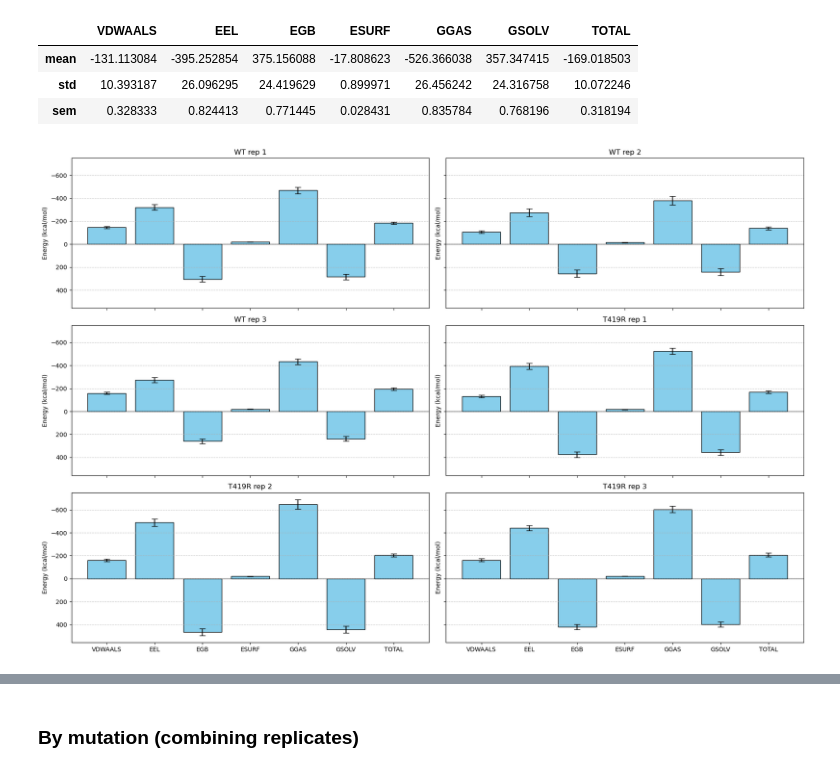
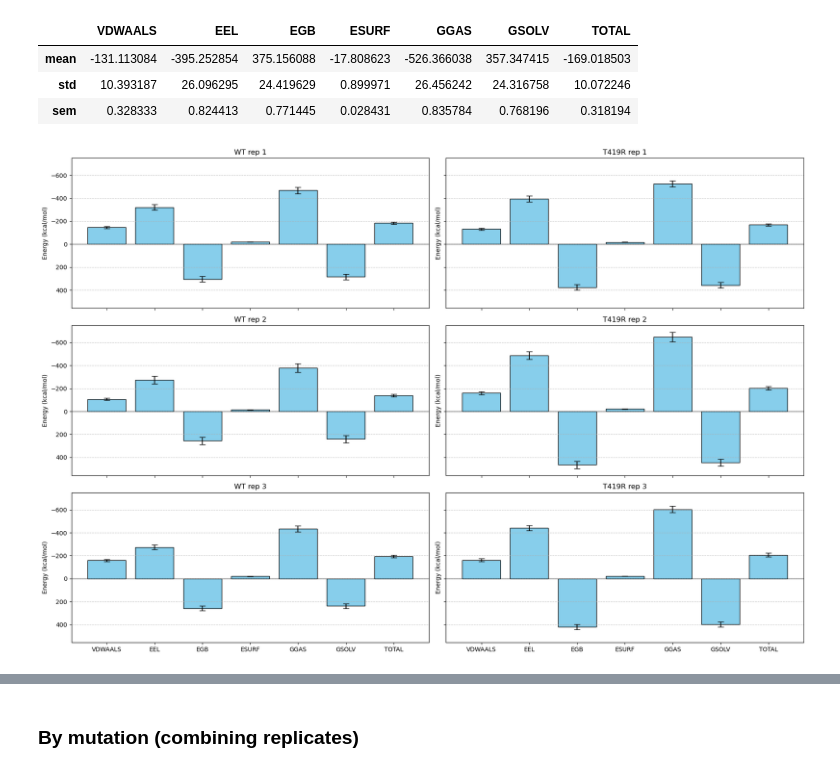
Before and after one commit to lacilab/IMDIA, a Jupyter notebook: scripts/notebooks/gbsa_analysis.ipynb, the cells around one changed output, grey strips where cells are left out. Saved outputs shown, nothing was run; the diff lists cells and outputs as text; code cells hidden in the pictures.

```diff
--- a/scripts/notebooks/gbsa_analysis.ipynb
+++ b/scripts/notebooks/gbsa_analysis.ipynb
@@ -100,35 +114,35 @@ T419R_delta_summary[0]
 all_data = [
     wt_delta_summary[0].transpose().values,
     wt_delta_summary[1].transpose().values,
     wt_delta_summary[2].transpose().values,
     T419R_delta_summary[0].transpose().values,
     T419R_delta_summary[1].transpose().values,
     T419R_delta_summary[2].transpose().values
 ]
 global_min = min([np.nanmin(data) for data in all_data])
 global_max = max([np.nanmax(data) for data in all_data])
 
 fig, axes = plt.subplots(3, 2, figsize=(18, 12), sharey=True, sharex=True)
 ax1, ax2, ax3, ax4, ax5, ax6 = axes.flatten()
 
 plots = [
     (wt_delta_summary[0].transpose(), ax1, 'WT rep 1'),
-    (wt_delta_summary[1].transpose(), ax2, 'WT rep 2'),
-    (wt_delta_summary[2].transpose(), ax3, 'WT rep 3'),
-    (T419R_delta_summary[0].transpose(), ax4, 'T419R rep 1'),
-    (T419R_delta_summary[1].transpose(), ax5, 'T419R rep 2'),
+    (T419R_delta_summary[0].transpose(), ax2, 'T419R rep 1'),
+    (wt_delta_summary[1].transpose(), ax3, 'WT rep 2'),
+    (T419R_delta_summary[1].transpose(), ax4, 'T419R rep 2'),
+    (wt_delta_summary[2].transpose(), ax5, 'WT rep 3'),
     (T419R_delta_summary[2].transpose(), ax6, 'T419R rep 3'),
 ]
 
 for df, ax, title in plots:
     ax.bar(df.index, df['mean'], yerr=df['std'], capsize=5, color='skyblue', edgecolor='black')
     ax.set_title(title)
     ax.set_ylabel('Energy (kcal/mol)')
     ax.grid(True, axis='y', linestyle='--', alpha=0.7)
     ax.axhline(0, color='black', linewidth=0.5)
 
 plt.gca().invert_yaxis()
 plt.tight_layout()
 plt.show()
 # %% [output]
-[figure, old version]
+[figure, new version]
```
Also changed, not shown: parts of 42 cells of this notebook.
